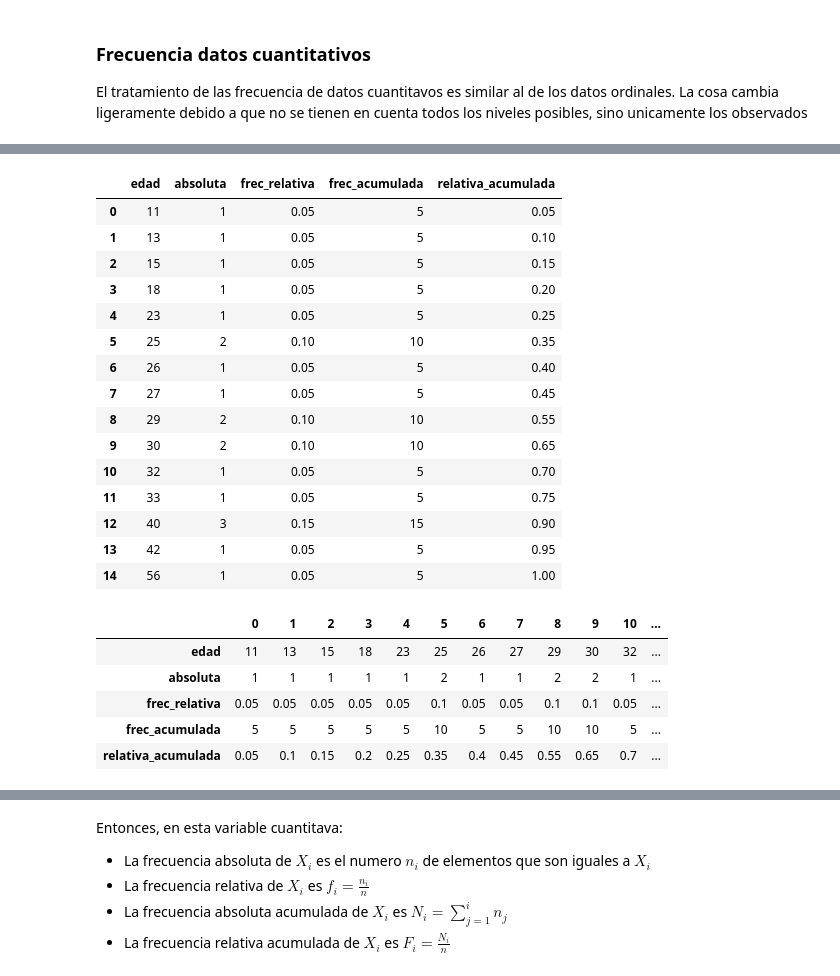
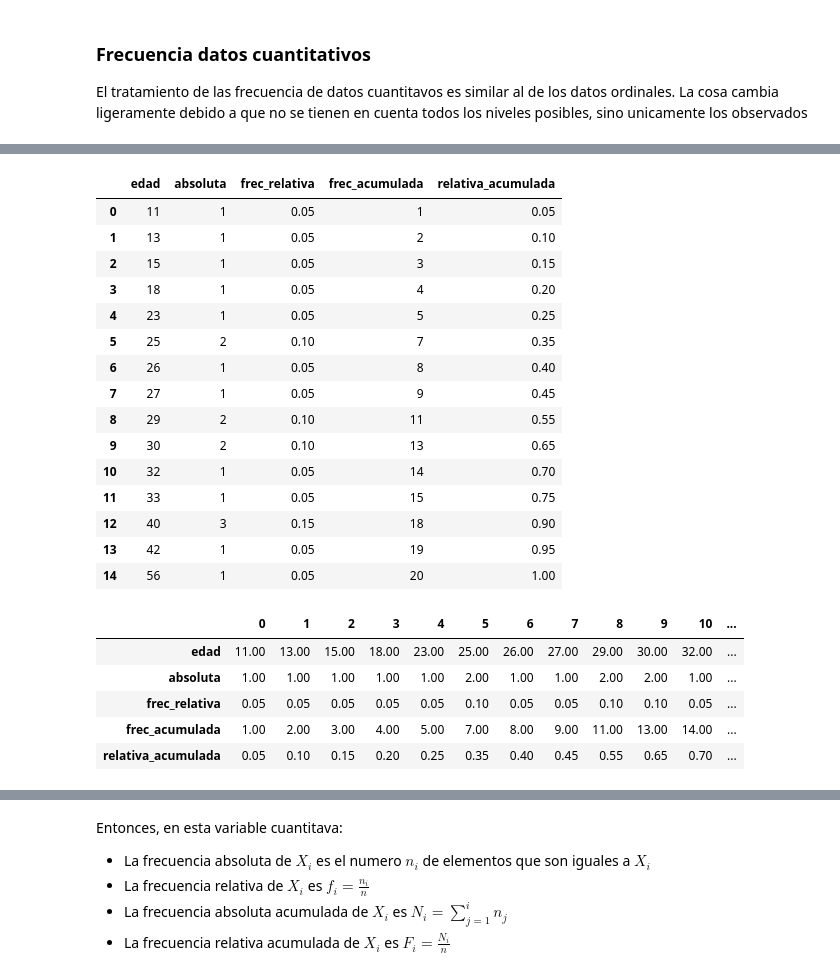
Before and after one commit to sebastian9610/Frogames, a Jupyter notebook: Estadistica-Descriptiva-RStudio-y-Python/EstDescriptiva-Datos-Cuantitavos/Apuntes-Cuantitativos.ipynb, the cells around one changed output, grey strips where cells are left out. Saved outputs shown, nothing was run; the diff lists cells and outputs as text; code cells hidden in the pictures.

```diff
--- a/Estadistica-Descriptiva-RStudio-y-Python/EstDescriptiva-Datos-Cuantitavos/Apuntes-Cuantitativos.ipynb
+++ b/Estadistica-Descriptiva-RStudio-y-Python/EstDescriptiva-Datos-Cuantitavos/Apuntes-Cuantitativos.ipynb
@@ -16,39 +16,39 @@ import pandas as pd
 # %%
 edad = np.array([15,18,25,40,30,29,56,40,13,27,42,23,11,26,25,32,30,40,33,29])
 #np.unique(edad, return_counts=True)
 df_edad = pd.DataFrame(np.unique(edad, return_counts=True)).T
 df_edad.rename(columns={0:'edad', 1:'absoluta'}, inplace=True)
 df_edad.sort_values('edad', ascending=True, inplace=True)
 df_edad['frec_relativa'] = df_edad['absoluta'] / df_edad['absoluta'].sum()
-df_edad['frec_acumulada'] =  (df_edad['frec_relativa'] * 100).astype('Int64')
+df_edad['frec_acumulada'] =  df_edad['absoluta'].cumsum()
 df_edad['relativa_acumulada'] = df_edad['frec_relativa'].cumsum()
 df_edad
 # %% [output]
 |  | edad | absoluta | frec_relativa | frec_acumulada | relativa_acumulada |
-| 0 | 11 | 1 | 0.05 | 5 | 0.05 |
-| 1 | 13 | 1 | 0.05 | 5 | 0.10 |
-| 2 | 15 | 1 | 0.05 | 5 | 0.15 |
-| 3 | 18 | 1 | 0.05 | 5 | 0.20 |
+| 0 | 11 | 1 | 0.05 | 1 | 0.05 |
+| 1 | 13 | 1 | 0.05 | 2 | 0.10 |
+| 2 | 15 | 1 | 0.05 | 3 | 0.15 |
+| 3 | 18 | 1 | 0.05 | 4 | 0.20 |
 | 4 | 23 | 1 | 0.05 | 5 | 0.25 |
-| 5 | 25 | 2 | 0.10 | 10 | 0.35 |
-| 6 | 26 | 1 | 0.05 | 5 | 0.40 |
-| 7 | 27 | 1 | 0.05 | 5 | 0.45 |
-| 8 | 29 | 2 | 0.10 | 10 | 0.55 |
-| 9 | 30 | 2 | 0.10 | 10 | 0.65 |
-| 10 | 32 | 1 | 0.05 | 5 | 0.70 |
-| 11 | 33 | 1 | 0.05 | 5 | 0.75 |
-| 12 | 40 | 3 | 0.15 | 15 | 0.90 |
-| 13 | 42 | 1 | 0.05 | 5 | 0.95 |
-| 14 | 56 | 1 | 0.05 | 5 | 1.00 |
+| 5 | 25 | 2 | 0.10 | 7 | 0.35 |
+| 6 | 26 | 1 | 0.05 | 8 | 0.40 |
+| 7 | 27 | 1 | 0.05 | 9 | 0.45 |
+| 8 | 29 | 2 | 0.10 | 11 | 0.55 |
+| 9 | 30 | 2 | 0.10 | 13 | 0.65 |
+| 10 | 32 | 1 | 0.05 | 14 | 0.70 |
+| 11 | 33 | 1 | 0.05 | 15 | 0.75 |
+| 12 | 40 | 3 | 0.15 | 18 | 0.90 |
+| 13 | 42 | 1 | 0.05 | 19 | 0.95 |
+| 14 | 56 | 1 | 0.05 | 20 | 1.00 |
 # %%
 df_edad.T
 # %% [output]
 |  | 0 | 1 | 2 | 3 | 4 | 5 | 6 | 7 | 8 | 9 | 10 | ... |
-| edad | 11 | 13 | 15 | 18 | 23 | 25 | 26 | 27 | 29 | 30 | 32 | ... |
-| absoluta | 1 | 1 | 1 | 1 | 1 | 2 | 1 | 1 | 2 | 2 | 1 | ... |
-| frec_relativa | 0.05 | 0.05 | 0.05 | 0.05 | 0.05 | 0.1 | 0.05 | 0.05 | 0.1 | 0.1 | 0.05 | ... |
-| frec_acumulada | 5 | 5 | 5 | 5 | 5 | 10 | 5 | 5 | 10 | 10 | 5 | ... |
-| relativa_acumulada | 0.05 | 0.1 | 0.15 | 0.2 | 0.25 | 0.35 | 0.4 | 0.45 | 0.55 | 0.65 | 0.7 | ... |
+| edad | 11.00 | 13.00 | 15.00 | 18.00 | 23.00 | 25.00 | 26.00 | 27.00 | 29.00 | 30.00 | 32.00 | ... |
+| absoluta | 1.00 | 1.00 | 1.00 | 1.00 | 1.00 | 2.00 | 1.00 | 1.00 | 2.00 | 2.00 | 1.00 | ... |
+| frec_relativa | 0.05 | 0.05 | 0.05 | 0.05 | 0.05 | 0.10 | 0.05 | 0.05 | 0.10 | 0.10 | 0.05 | ... |
+| frec_acumulada | 1.00 | 2.00 | 3.00 | 4.00 | 5.00 | 7.00 | 8.00 | 9.00 | 11.00 | 13.00 | 14.00 | ... |
+| relativa_acumulada | 0.05 | 0.10 | 0.15 | 0.20 | 0.25 | 0.35 | 0.40 | 0.45 | 0.55 | 0.65 | 0.70 | ... |
 # %% [markdown]
 ![image.png](attachment:image.png)
 # %% [markdown]
```
Also changed, not shown: parts of 26 cells of this notebook.
